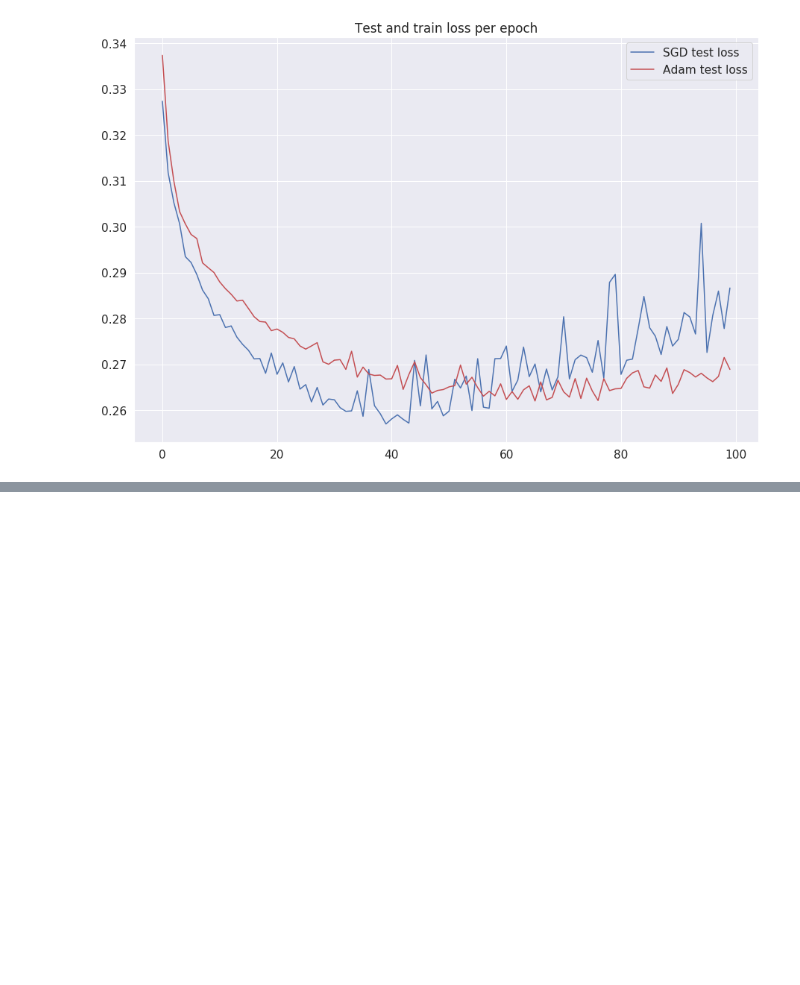
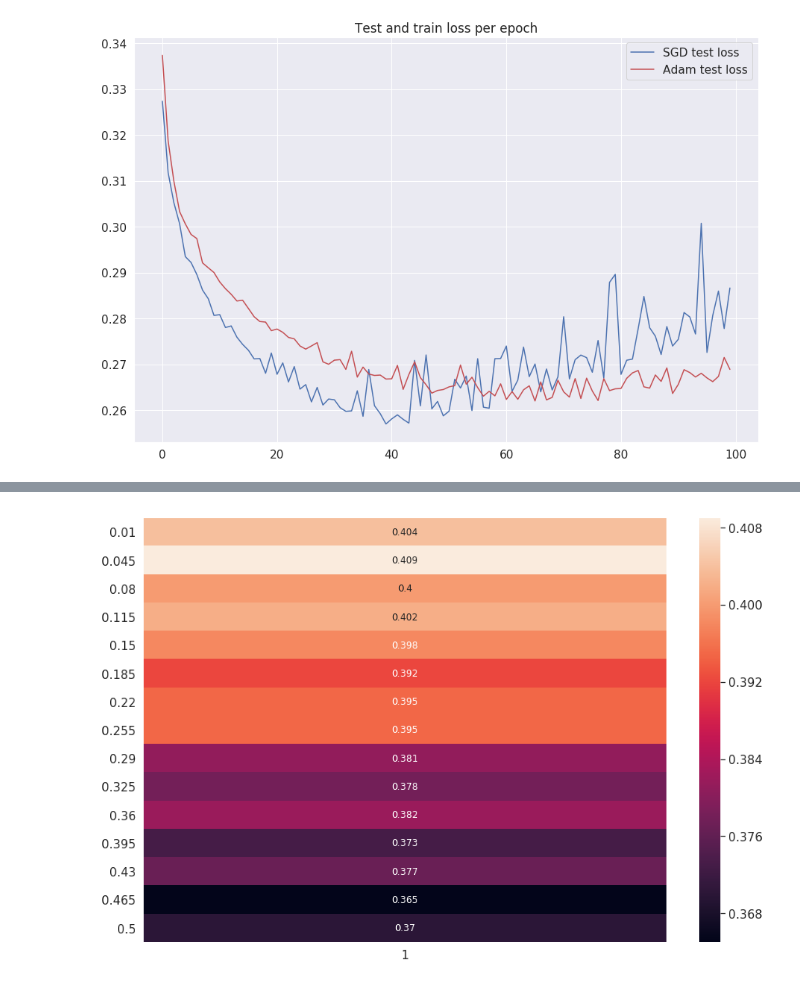
Before and after one commit to EdanZwick/Foundations-of-deep-learning-Ex1, a Jupyter notebook: Hw1.ipynb, the cells around one changed output, grey strips where cells are left out. Cells and saved outputs as stored; diff of their text form; code cells hidden in the pictures; blank space fills up the shorter version.

```diff
--- a/Hw1.ipynb
+++ b/Hw1.ipynb
@@ -270,0 +319,19 @@ part2.plot_train_test(sgd_test_losses, adam_test_losses, epochs, label_name='los
+# %%
+train, validation = torch.utils.data.random_split(trainData, [(4 * len(trainData)) // 5, len(trainData) // 5])
+train_loader = torch.utils.data.DataLoader(train, batch_size=256 , shuffle=True, num_workers=4)
+validation_loader  = torch.utils.data.DataLoader(validation, batch_size=256 , shuffle=False, num_workers=4)
+
+dropout_pobs = np.linspace(0.01,0.5,15)
+#print(dropout_pobs)
+do_grid_search = True
+# %%
+if do_grid_search:
+    best_params, best_loss, dropout_acc_heat_map = part2.adam_dropout_search(train_loader, validation_loader, dropout_pobs, in_dim, out_dim, hidden_dim, lr=0.0005, betas=(0.9,0.999) ,std=0.02, verbose=False)
+    with open('resources/dropout_acc_heat_map.pkl', 'wb') as f:
+        pickle.dump(dropout_acc_heat_map, f)
+else:
+    with open('resources/dropout_acc_heat_map.pkl', 'rb') as f:
+        dropout_acc_heat_map = pickle.load(f)
+part2.show_heat_map(dropout_acc_heat_map, [1], dropout_pobs, invert=False)
+# %% [output]
+[figure, added]
```
Also changed, not shown: parts of 18 cells of this notebook, 1 other file.
